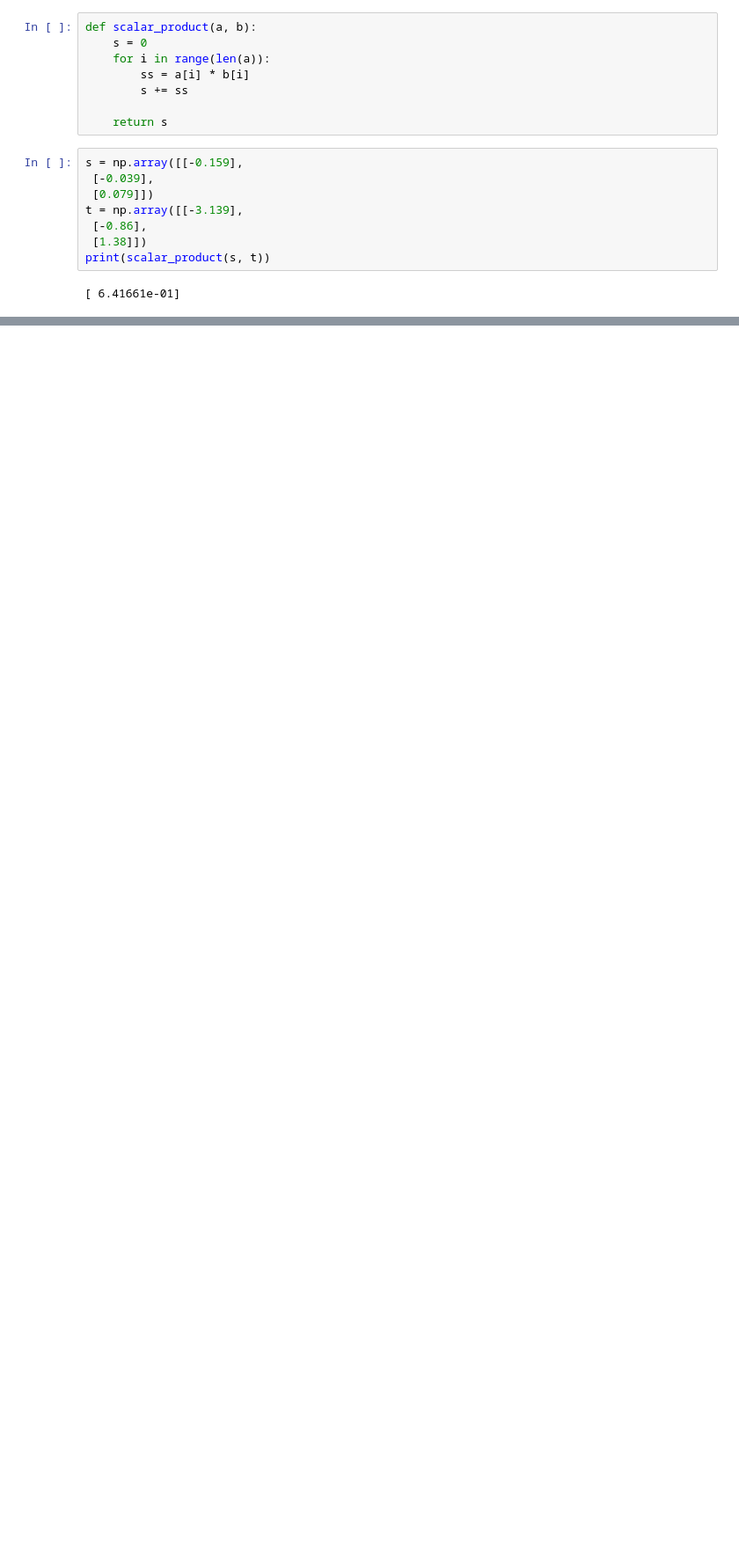
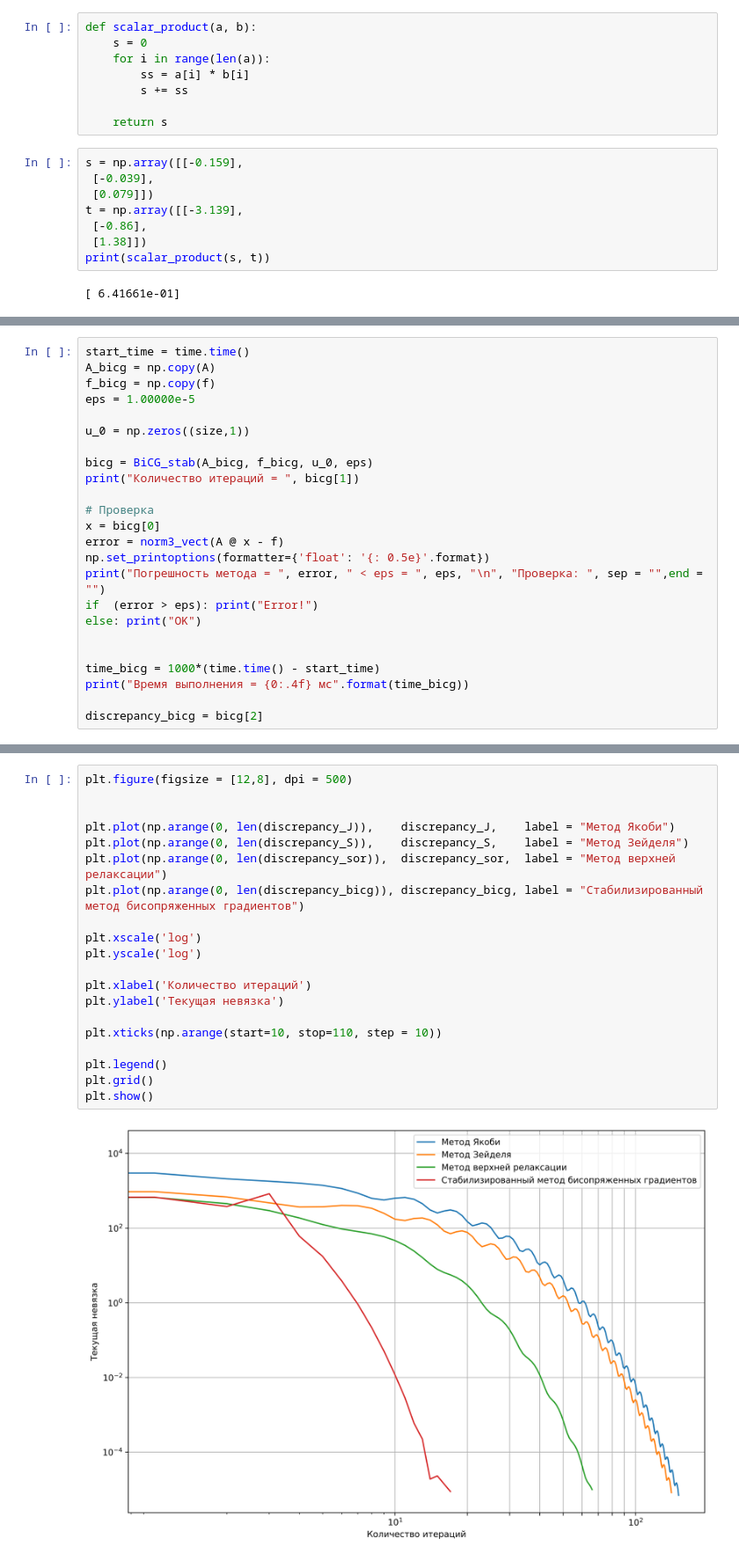
Before and after one commit to oncoming-lane/computational_mathematics, a Jupyter notebook: lab2.ipynb, the cells around one changed output, grey strips where cells are left out. Shown at 88% size. Saved outputs shown, nothing was run; the diff lists cells and outputs as text; blank space fills up the shorter version.

Commit message:
added time and error for BiCG
added an estimate of the execution time and error for BiCG

```diff
--- a/lab2.ipynb
+++ b/lab2.ipynb
@@ -573,0 +565,24 @@ print(BiCG_stab[1])
+# %%
+start_time = time.time()
+A_bicg = np.copy(A)
+f_bicg = np.copy(f)
+eps = 1.00000e-5
+
+u_0 = np.zeros((size,1))
+
+bicg = BiCG_stab(A_bicg, f_bicg, u_0, eps)
+print("Количество итераций = ", bicg[1])
+
+# Проверка
+x = bicg[0]
+error = norm3_vect(A @ x - f)
+np.set_printoptions(formatter={'float': '{: 0.5e}'.format})
+print("Погрешность метода = ", error, " < eps = ", eps, "\n", "Проверка: ", sep = "",end = "")
+if  (error > eps): print("Error!")
+else: print("OK")
+
+
+time_bicg = 1000*(time.time() - start_time)
+print("Время выполнения = {0:.4f} мс".format(time_bicg))
+
+discrepancy_bicg = bicg[2]
@@ -573,0 +598,22 @@ print(BiCG_stab[1])
+# %%
+plt.figure(figsize = [12,8], dpi = 500)
+
+
+plt.plot(np.arange(0, len(discrepancy_J)),    discrepancy_J,    label = "Метод Якоби")
+plt.plot(np.arange(0, len(discrepancy_S)),    discrepancy_S,    label = "Метод Зейделя")
+plt.plot(np.arange(0, len(discrepancy_sor)),  discrepancy_sor,  label = "Метод верхней релаксации")
+plt.plot(np.arange(0, len(discrepancy_bicg)), discrepancy_bicg, label = "Стабилизированный метод бисопряженных градиентов")
+
+plt.xscale('log')
+plt.yscale('log')
+
+plt.xlabel('Количество итераций')
+plt.ylabel('Текущая невязка')
+
+plt.xticks(np.arange(start=10, stop=110, step = 10))
+
+plt.legend()
+plt.grid()
+plt.show()
+# %% [output]
+[figure, added]
```
Also changed, not shown: parts of 24 cells of this notebook.
